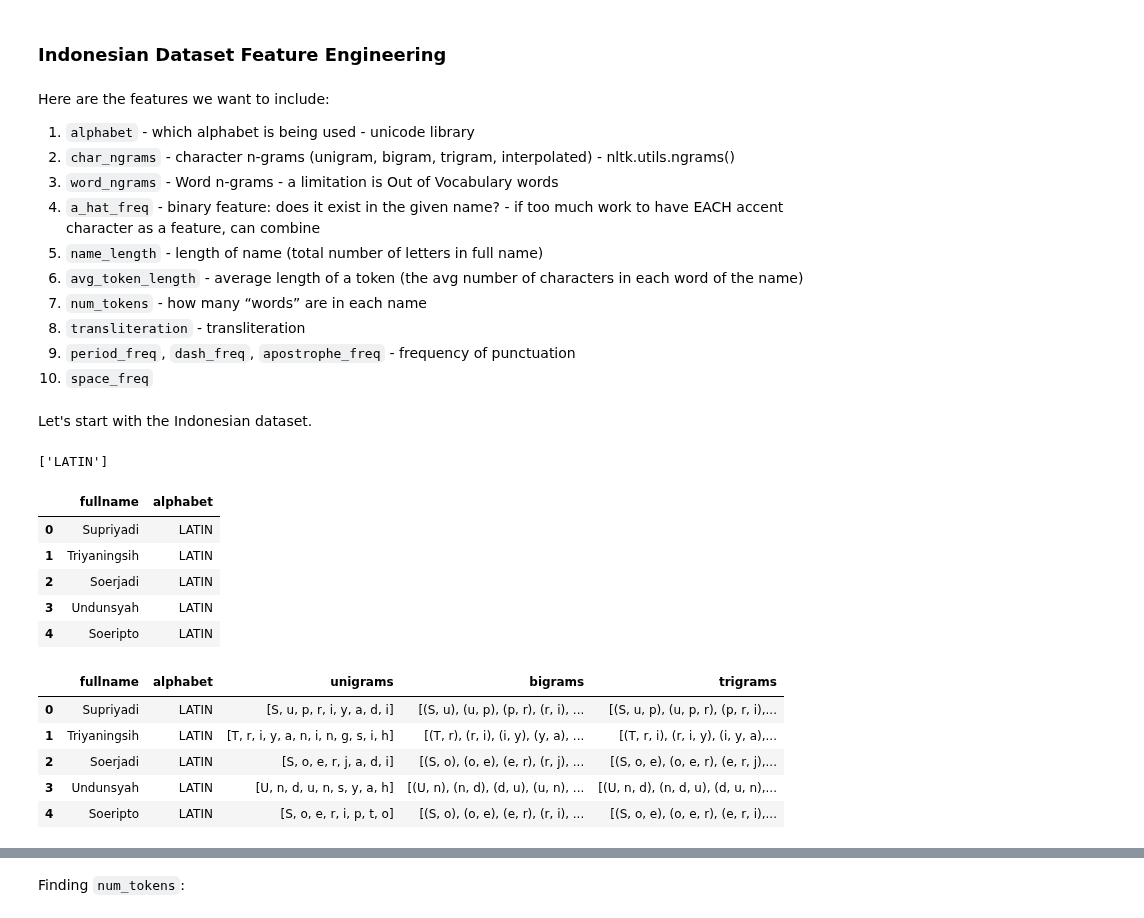
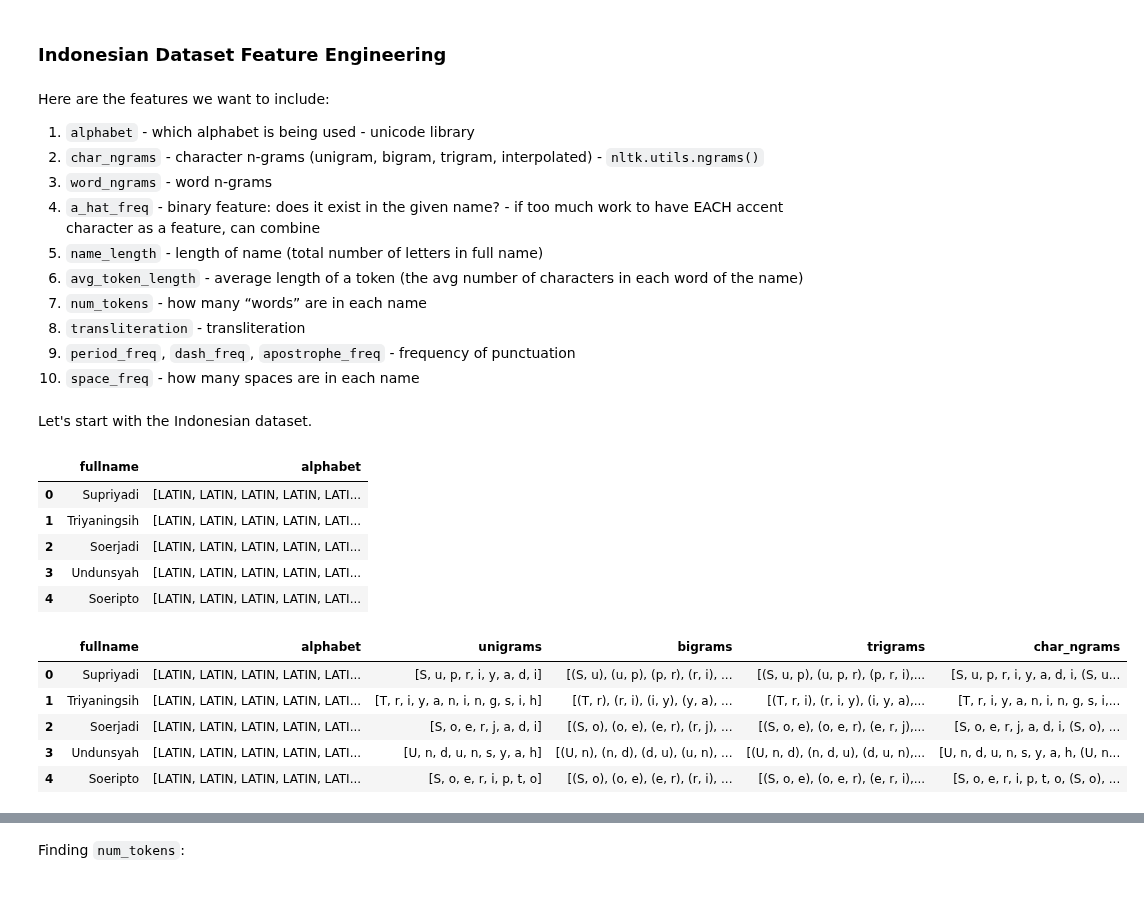
Before and after one commit to Exiger-project/Name_Of_Origin_Project-, a Jupyter notebook: IndoMalayNames.ipynb, the cells around one changed output, grey strips where cells are left out. Cells and saved outputs as stored; diff of their text form; code cells hidden in the pictures.

Commit message:
Finished feature engineering aside from a_hat_freq

```diff
--- a/IndoMalayNames.ipynb
+++ b/IndoMalayNames.ipynb
@@ -318,43 +319,48 @@ False
 # %% [markdown]
 Here are the features we want to include:
 1. `alphabet` - which alphabet is being used - unicode library
-2. `char_ngrams` - character n-grams (unigram, bigram, trigram, interpolated) - nltk.utils.ngrams()
-3. `word_ngrams` - Word n-grams - a limitation is Out of Vocabulary words
+2. `char_ngrams` - character n-grams (unigram, bigram, trigram, interpolated) - `nltk.utils.ngrams()`
+3. `word_ngrams` - word n-grams
 4. `a_hat_freq` - binary feature: does it exist in the given name? - if too much work to have EACH accent character as a feature, can combine
 5. `name_length` - length of name (total number of letters in full name)
 6. `avg_token_length` - average length of a token (the avg number of characters in each word of the name)
 7. `num_tokens` - how many “words” are in each name
 8. `transliteration` - transliteration
 9. `period_freq`, `dash_freq`, `apostrophe_freq` - frequency of punctuation
-10. `space_freq`
+10. `space_freq` - how many spaces are in each name
 # %% [markdown]
 Let's start with the Indonesian dataset.
 # %%
-# 1. alphabet FIX
-df_indo['alphabet'] = df_indo['fullname'].apply(lambda name: unicodedata.name(name[0]).split(' ')[0])
-print(df_indo['alphabet'].unique())
+# 1. alphabet
+def get_alphabet(name):
+    name_as_alphabet_list = []
+    for char in name:
+        name_as_alphabet_list.append(unicodedata.name(char).split(' ')[0])
+    return name_as_alphabet_list
+
+df_indo['alphabet'] = df_indo['fullname'].apply(get_alphabet)
 df_indo.head()
 # %% [output]
-['LATIN']
 |  | fullname | alphabet |
-| 0 | Supriyadi | LATIN |
-| 1 | Triyaningsih | LATIN |
-| 2 | Soerjadi | LATIN |
-| 3 | Undunsyah | LATIN |
-| 4 | Soeripto | LATIN |
+| 0 | Supriyadi | [LATIN, LATIN, LATIN, LATIN, LATI... |
+| 1 | Triyaningsih | [LATIN, LATIN, LATIN, LATIN, LATI... |
+| 2 | Soerjadi | [LATIN, LATIN, LATIN, LATIN, LATI... |
+| 3 | Undunsyah | [LATIN, LATIN, LATIN, LATIN, LATI... |
+| 4 | Soeripto | [LATIN, LATIN, LATIN, LATIN, LATI... |
 # %%
-# 2. char_ngrams: unigrams, bigrams, trigrams -> combine into one feature?
+# 2. unigrams, bigrams, trigrams, char_ngrams
 df_indo['unigrams'] = df_indo['fullname'].apply(lambda name: list(name))
 df_indo['bigrams'] = df_indo['fullname'].apply(lambda name: list(ngrams(list(name), 2)))
 df_indo['trigrams'] = df_indo['fullname'].apply(lambda name: list(ngrams(list(name), 3)))
+df_indo['char_ngrams'] = df_indo['unigrams'] + df_indo['bigrams'] + df_indo['trigrams']
 df_indo.head()
 # %% [output]
-|  | fullname | alphabet | unigrams | bigrams | trigrams |
-| 0 | Supriyadi | LATIN | [S, u, p, r, i, y, a, d, i] | [(S, u), (u, p), (p, r), (r, i), ... | [(S, u, p), (u, p, r), (p, r, i),... |
-| 1 | Triyaningsih | LATIN | [T, r, i, y, a, n, i, n, g, s, i, h] | [(T, r), (r, i), (i, y), (y, a), ... | [(T, r, i), (r, i, y), (i, y, a),... |
-| 2 | Soerjadi | LATIN | [S, o, e, r, j, a, d, i] | [(S, o), (o, e), (e, r), (r, j), ... | [(S, o, e), (o, e, r), (e, r, j),... |
-| 3 | Undunsyah | LATIN | [U, n, d, u, n, s, y, a, h] | [(U, n), (n, d), (d, u), (u, n), ... | [(U, n, d), (n, d, u), (d, u, n),... |
-| 4 | Soeripto | LATIN | [S, o, e, r, i, p, t, o] | [(S, o), (o, e), (e, r), (r, i), ... | [(S, o, e), (o, e, r), (e, r, i),... |
+|  | fullname | alphabet | unigrams | bigrams | trigrams | char_ngrams |
+| 0 | Supriyadi | [LATIN, LATIN, LATIN, LATIN, LATI... | [S, u, p, r, i, y, a, d, i] | [(S, u), (u, p), (p, r), (r, i), ... | [(S, u, p), (u, p, r), (p, r, i),... | [S, u, p, r, i, y, a, d, i, (S, u... |
+| 1 | Triyaningsih | [LATIN, LATIN, LATIN, LATIN, LATI... | [T, r, i, y, a, n, i, n, g, s, i, h] | [(T, r), (r, i), (i, y), (y, a), ... | [(T, r, i), (r, i, y), (i, y, a),... | [T, r, i, y, a, n, i, n, g, s, i,... |
+| 2 | Soerjadi | [LATIN, LATIN, LATIN, LATIN, LATI... | [S, o, e, r, j, a, d, i] | [(S, o), (o, e), (e, r), (r, j), ... | [(S, o, e), (o, e, r), (e, r, j),... | [S, o, e, r, j, a, d, i, (S, o), ... |
+| 3 | Undunsyah | [LATIN, LATIN, LATIN, LATIN, LATI... | [U, n, d, u, n, s, y, a, h] | [(U, n), (n, d), (d, u), (u, n), ... | [(U, n, d), (n, d, u), (d, u, n),... | [U, n, d, u, n, s, y, a, h, (U, n... |
+| 4 | Soeripto | [LATIN, LATIN, LATIN, LATIN, LATI... | [S, o, e, r, i, p, t, o] | [(S, o), (o, e), (e, r), (r, i), ... | [(S, o, e), (o, e, r), (e, r, i),... | [S, o, e, r, i, p, t, o, (S, o), ... |
 # %%
 # 3. word_ngrams
 df_indo['word_ngrams'] = df_indo['fullname'].apply(lambda name: name.split())
```
Also changed, not shown: parts of 13 cells of this notebook.
